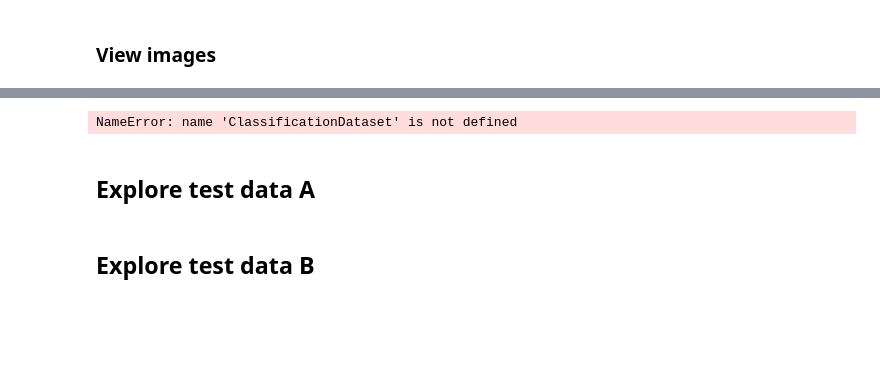
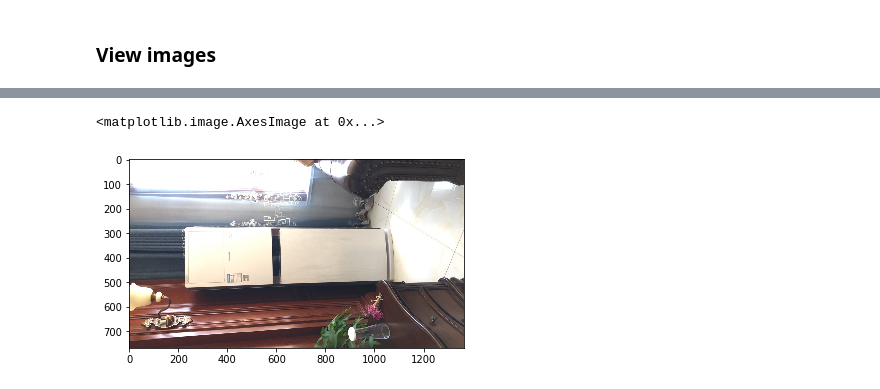
Before and after one commit to zakajd/huawei2020, a Jupyter notebook: notebooks/1_EDA_Jamil.ipynb, the cells around one changed output, grey strips where cells are left out. Saved outputs shown, nothing was run; the diff lists cells and outputs as text; code cells hidden in the pictures; blank space fills up the shorter version.

```diff
--- a/notebooks/1_EDA_Jamil.ipynb
+++ b/notebooks/1_EDA_Jamil.ipynb
@@ -130,6 +125,8 @@ ModuleNotFoundError: No module named 'src.dataset'
 # %%
-dataset = ClassificationDataset(root="data/interim", transform=None, train=True, size=768)
+dataset = ClassificationDataset(root="data/interim", transform=None, train=False, size=768)
+# plt.imshow(dataset[0][0])
+# plt.subplot(1, 3, 3)
+plt.imshow(dataset[1101][0].permute(2, 1, 0))
 # %% [output]
-NameError: name 'ClassificationDataset' is not defined
+<matplotlib.image.AxesImage at 0x...>
+[figure, added]
-# %% [markdown]
-## Explore test data A
@@ -139,2 +132,0 @@ NameError: name 'ClassificationDataset' is not defined
-# %% [markdown]
-## Explore test data B
```
Also changed, not shown: parts of 16 cells of this notebook, 14 other files.
